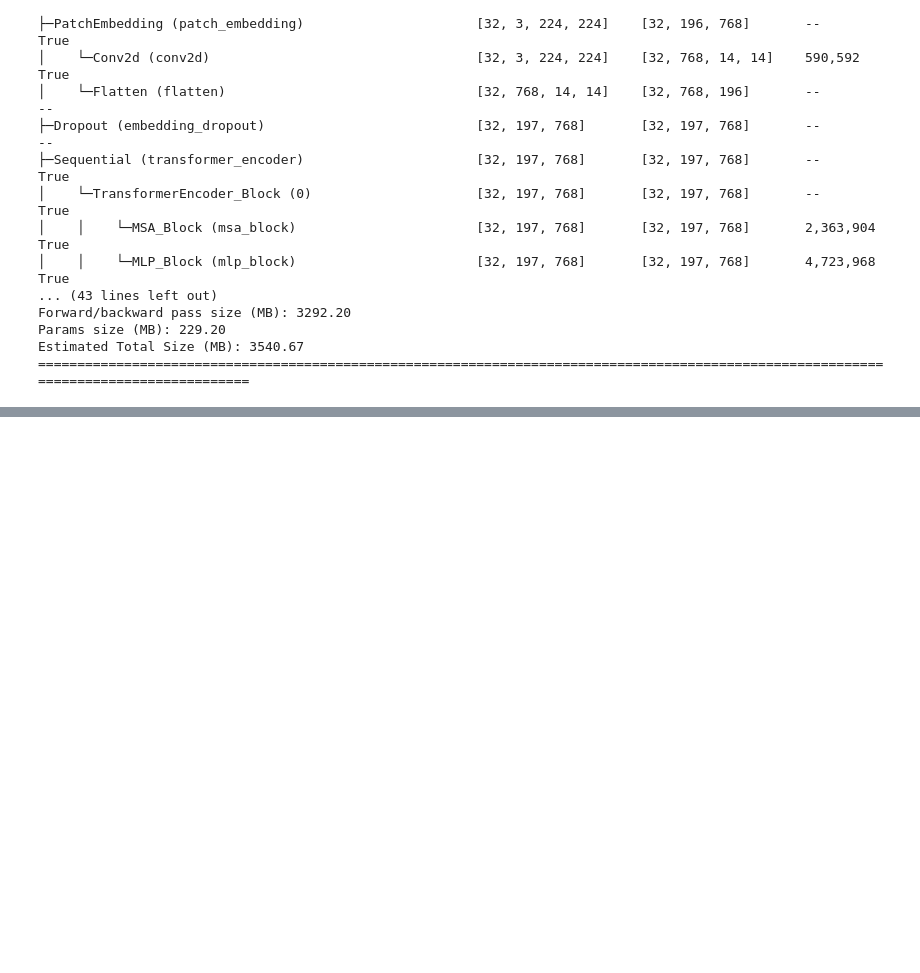
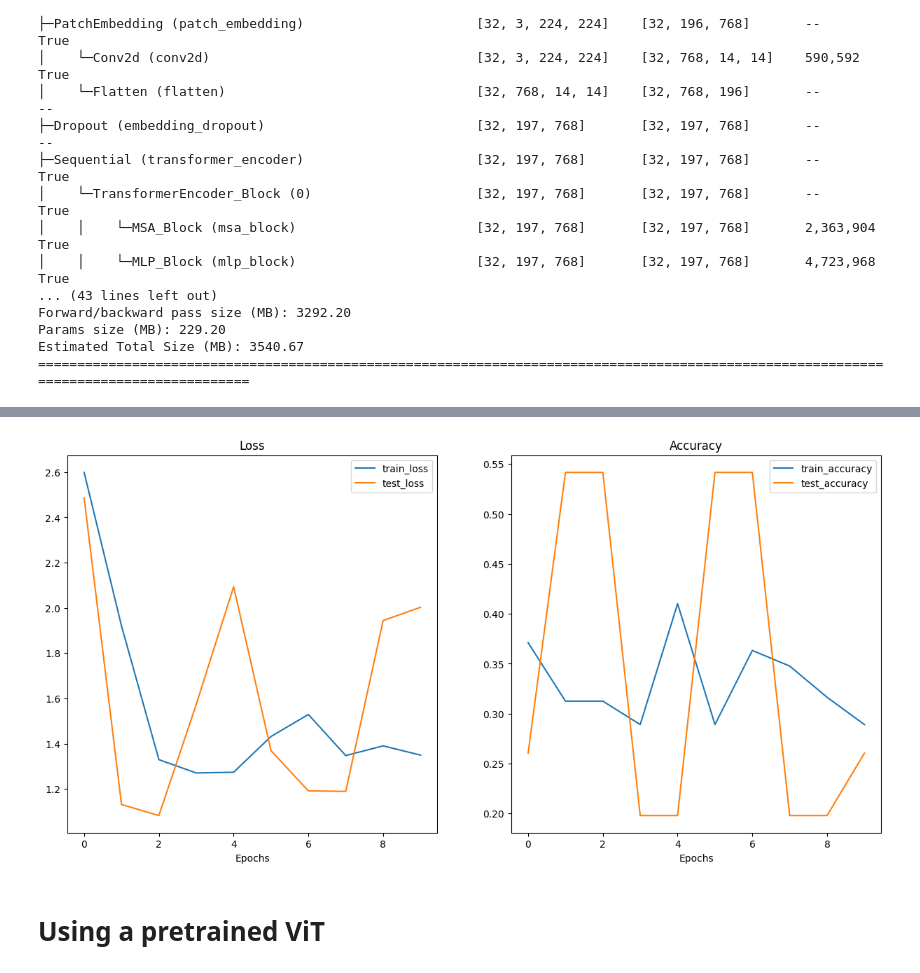
Before and after one commit to dogukangur0/ViT, a Jupyter notebook: PaperReplicating.ipynb, the cells around one changed output, grey strips where cells are left out. Saved outputs shown, nothing was run; the diff lists cells and outputs as text; code cells hidden in the pictures; blank space fills up the shorter version.

```diff
--- a/PaperReplicating.ipynb
+++ b/PaperReplicating.ipynb
@@ -979,0 +997,17 @@ Estimated Total Size (MB): 3540.67
+# %%
+optimizer = torch.optim.Adam(vit.parameters(),
+                             lr = 0.001,
+                             betas = (0.9, 0.999),
+                             weight_decay = 0.1)
+
+loss_fn = nn.CrossEntropyLoss()
+# %%
+from going_modular.going_modular import engine
+device = torch.device("cuda" if torch.cuda.is_available() else "cpu")
+results = engine.train(model = vit,
+                       train_dataloader = train_dataLoader,
+                       test_dataloader = test_dataLoader,
+                       epochs = 10,
+                       optimizer = optimizer,
+                       loss_fn = loss_fn,
+                       device = device)
@@ -979,0 +1025,8 @@ Estimated Total Size (MB): 3540.67
+# %%
+from helper_functions import plot_loss_curves
+
+plot_loss_curves(results)
+# %% [output]
+[figure, added]
+# %% [markdown]
+# Using a pretrained ViT
```
Also changed, not shown: parts of 20 cells of this notebook.
